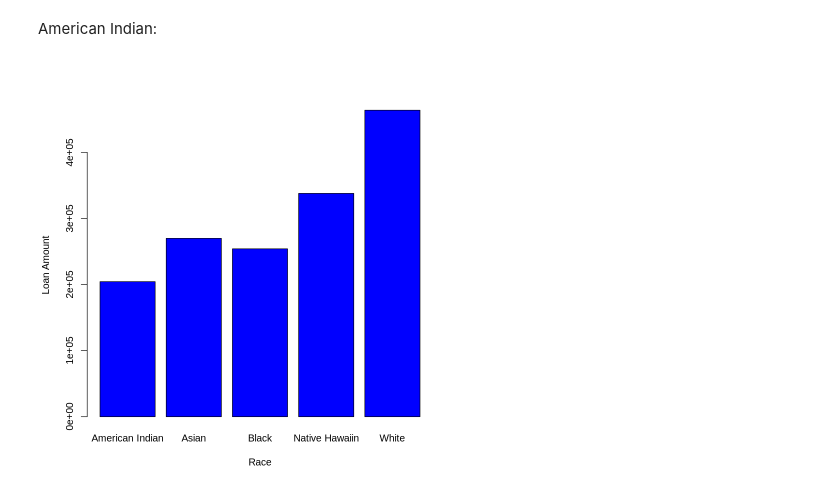
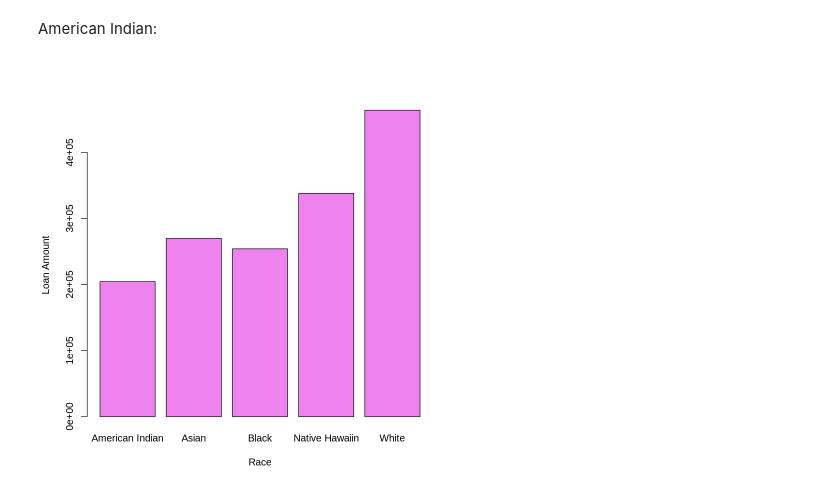
Before and after one commit to Kavya-Shekar/Home_loan_Data_analysis, a Jupyter notebook: EDA_interactive_r.ipynb, the cells around one changed output. Saved outputs shown, nothing was run; the diff lists cells and outputs as text; code cells hidden in the pictures.

```diff
--- a/EDA_interactive_r.ipynb
+++ b/EDA_interactive_r.ipynb
@@ -196,9 +198,9 @@ white = mean((data[data$Race2==5,])$Amount)
 # %%
 # Create the data for the chart
 X <- c("American Indian", "Asian", "Black", "Native Hawaiin", "White")
 Y <- c(americanIndian, asian, black, nativeHawaiin, white)
 
 # Plot the bar chart
-barplot(Y,names.arg=X,xlab="Race",ylab="Loan Amount",col="blue")
+barplot(Y,names.arg=X,xlab="Race",ylab="Loan Amount",col="violet")
 # %% [output]
-[figure, old version]
+[figure, new version]
```
Also changed, not shown: parts of 7 cells of this notebook.
